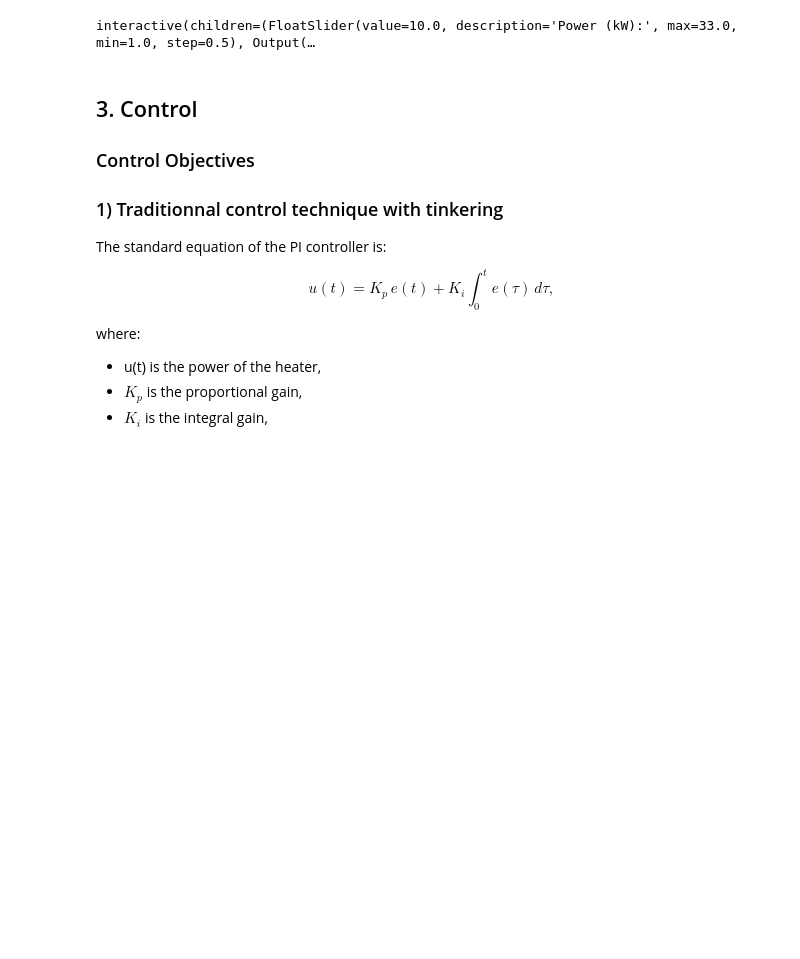
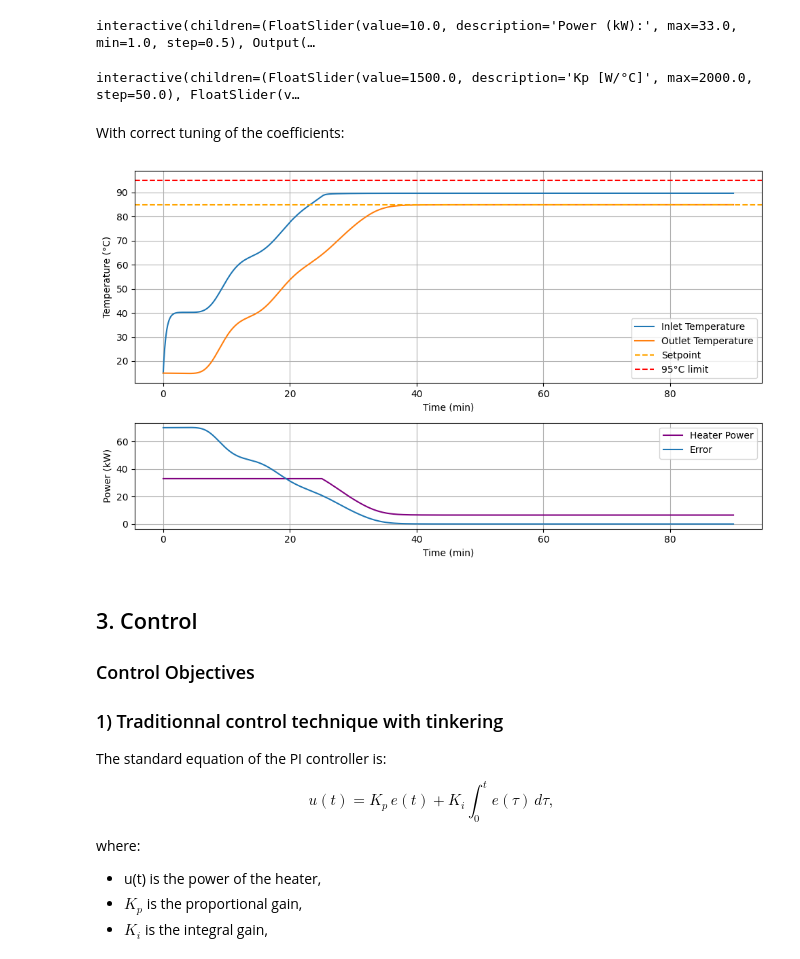
Before and after one commit to cetiennec/etiennechassaing.github.io, a Jupyter notebook: static/book/_sources/system_tutorial.ipynb, the cells around one changed output. Drawn from its saved outputs; the diff is of its cells as text; code cells hidden in the pictures; blank space fills up the shorter version.

```diff
--- a/static/book/_sources/system_tutorial.ipynb
+++ b/static/book/_sources/system_tutorial.ipynb
@@ -81,6 +95,25 @@ interact(
 );
 # %% [output]
 interactive(children=(FloatSlider(value=10.0, description='Power (kW):', max=33.0, min=1.0, step=0.5), Output(…
+# %%
+from PI_backend import *
+
+# Interactive sliders for tuning Kp, Ki, and T_ext
+interact(
+    simulate_PI,
+    Kp=FloatSlider(min=0, max=2000, step=50, value=1500, description="Kp [W/°C]"),
+    Ki=FloatSlider(min=0, max=0.5, step=0.025
+                   , value=0.01, description="Ki [W/(°C·s)]"),
+    T_ext=FloatSlider(min=0, max=40, step=1, value=20, description="T_ext (°C)"),
+);
+# %% [output]
+interactive(children=(FloatSlider(value=1500.0, description='Kp [W/°C]', max=2000.0, step=50.0), FloatSlider(v…
+# %% [markdown]
+With correct tuning of the coefficients:
+# %%
+simulate_PI(Kp=1300,Ki=0.08,T_ext=10,);
+# %% [output]
+[figure, added]
 # %% [markdown]
 
 ## 3. Control
```
Also changed, not shown: parts of 2 cells of this notebook, 13 other files.
